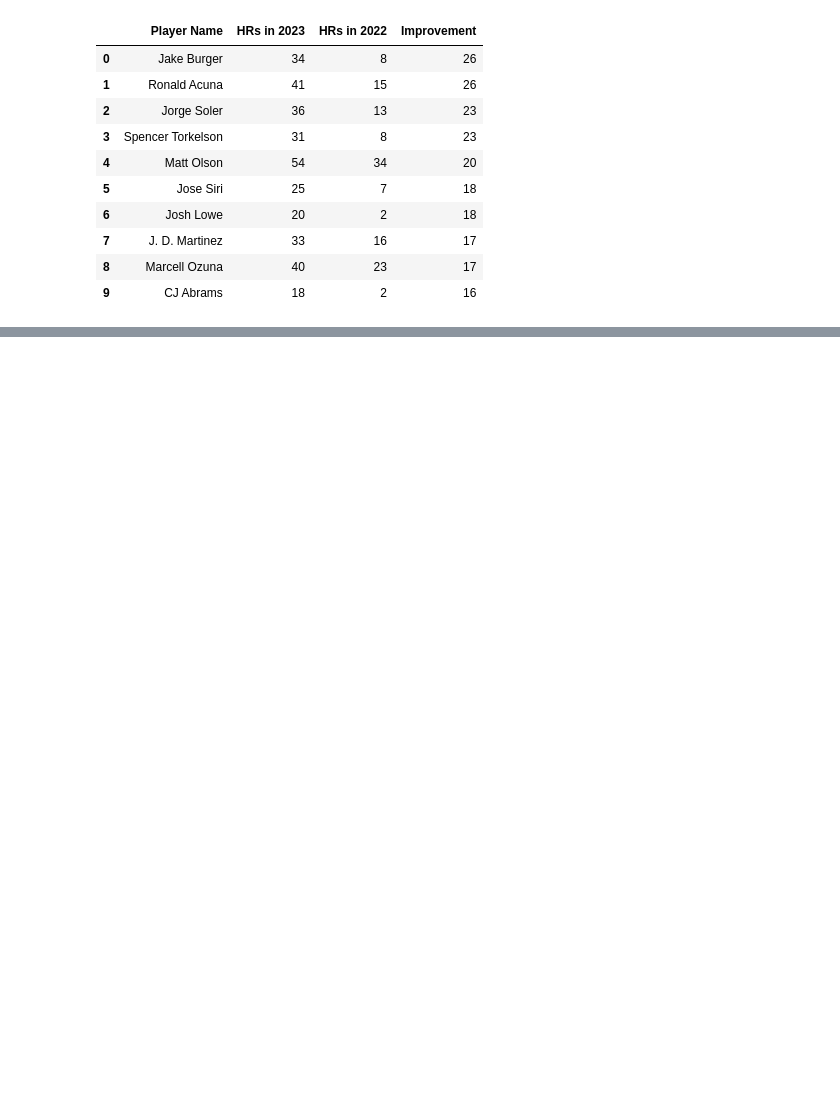
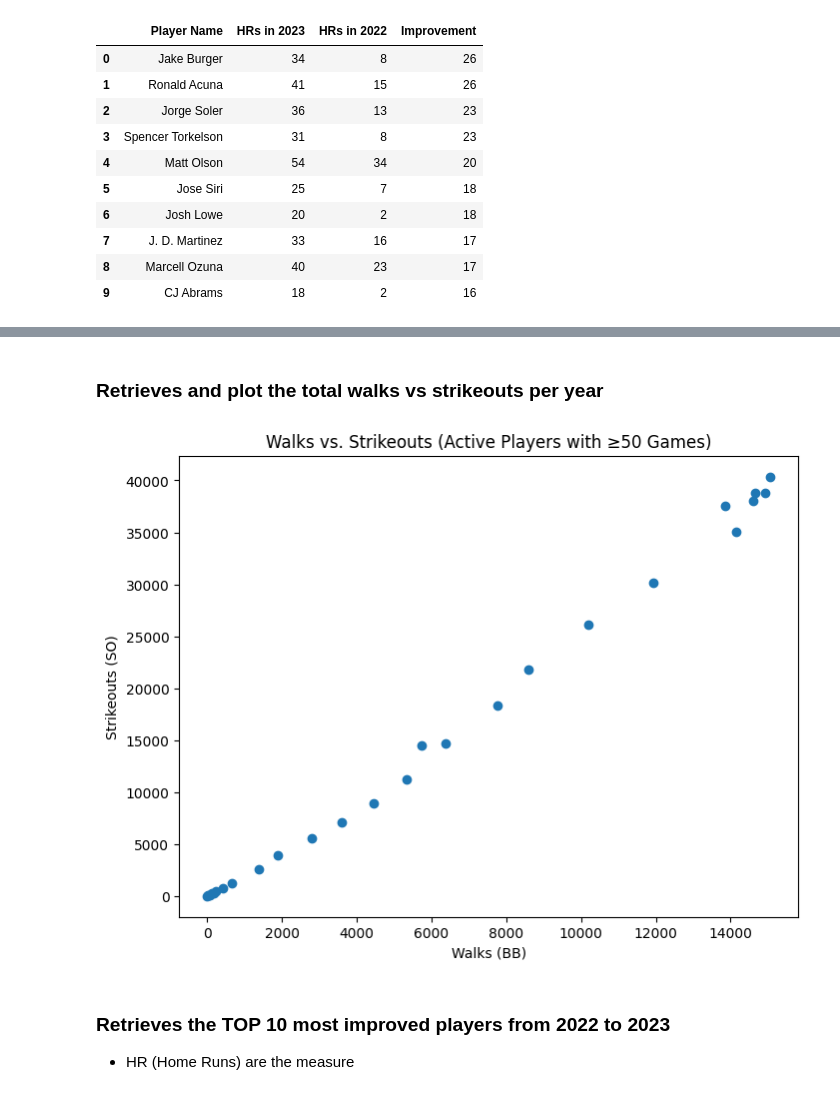
Before and after one commit to randel-bjorkquist/jupyter-notebooks-vscode, a Jupyter notebook: Project3_Data_Querying_and_Cleaning.ipynb, the cells around one changed output, grey strips where cells are left out. Drawn from its saved outputs; the diff is of its cells as text; code cells hidden in the pictures; blank space fills up the shorter version.

```diff
--- a/Project3_Data_Querying_and_Cleaning.ipynb
+++ b/Project3_Data_Querying_and_Cleaning.ipynb
@@ -1007,0 +1592,31 @@ batting     = pd.read_sql("""
+# %% [markdown]
+### Retrieves and plot the total walks vs strikeouts per year
+# %%
+# 1) Aggregate walks (BB) and strikeouts (SO) by year
+bb_so_per_year = ( df.groupby( "yearID", as_index = False)[["BB", "SO"]]
+                     .sum()
+                     .rename(columns = { "yearID": "Year"
+                                        ,"BB": "Total BB"
+                                        ,"SO": "Total SO" })
+                     .sort_values("Year", ascending = False))
+
+bb_so_per_year
+
+# 2) Scatter plot: Total Walks vs Total Strikeouts per year
+from matplotlib import pyplot as plt
+
+plt.figure(figsize=(8, 6))
+
+plt.scatter( bb_so_per_year["Total BB"]
+            ,bb_so_per_year["Total SO"])
+
+plt.title("Walks vs. Strikeouts (Active Players with ≥50 Games)")
+plt.xlabel("Walks (BB)")
+plt.ylabel("Strikeouts (SO)")
+
+plt.show()
+# %% [output]
+[figure, added]
+# %% [markdown]
+### Retrieves the TOP 10 most improved players from 2022 to 2023
+- HR (Home Runs) are the measure
```
Also changed, not shown: parts of 37 cells of this notebook.
